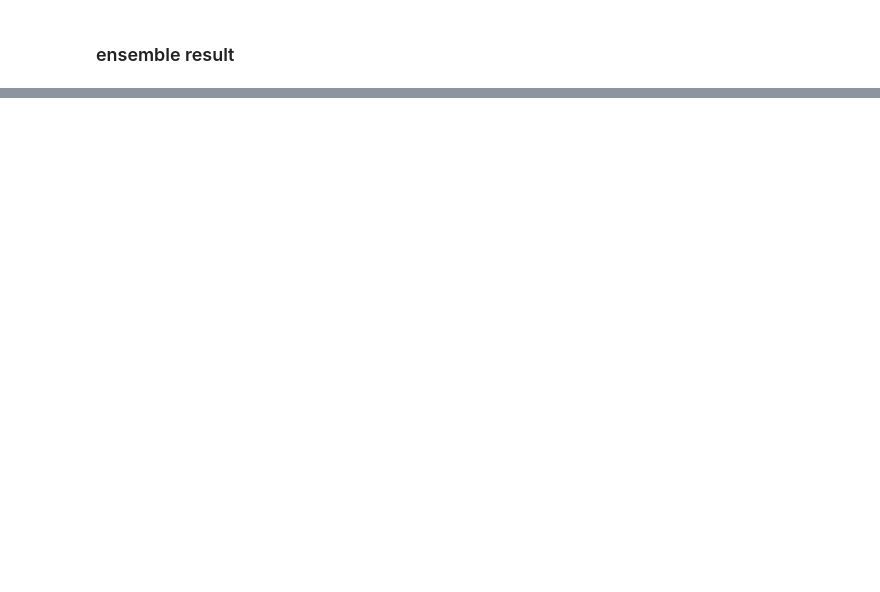
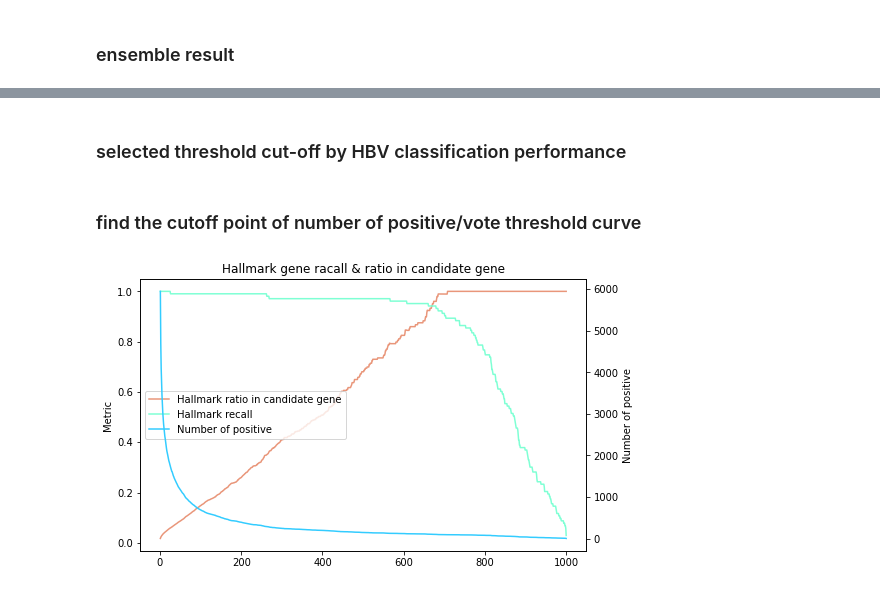
Before and after one commit to brucewu1996/LIHC-Anomaly-detection, a Jupyter notebook: candidate_gene_selection.ipynb, the cells around one changed output, grey strips where cells are left out. Drawn from its saved outputs; the diff is of its cells as text; code cells hidden in the pictures; blank space fills up the shorter version.

```diff
--- a/candidate_gene_selection.ipynb
+++ b/candidate_gene_selection.ipynb
@@ -310,0 +236,2 @@ candidate_df = pd.DataFrame({'ID' : pca_df.index,'Label' : pca_df['Label'].value
+# %% [markdown]
+### selected threshold cut-off by HBV classification performance
@@ -310,0 +246,44 @@ candidate_df = pd.DataFrame({'ID' : pca_df.index,'Label' : pca_df['Label'].value
+# %%
+y = np.zeros(centroid_with_synthetic_df.shape[0])
+pos_id = list(ens_id)
+for x in range(206) :
+    k = 'Centroid' + str(x)
+    pos_id.append(k)
+# %% [markdown]
+### find the cutoff point of number of positive/vote threshold curve
+# %%
+threshold = np.arange(1,1001)
+pos_num = np.zeros(len(threshold))
+ens_vote_matrix = np.zeros((103,len(threshold)))
+ens_idx = [x in ens_id for x in centroid_with_synthetic_df.index]
+no_synthetic_idx = [bool(re.search('Centroid',x)) == False for x in centroid_with_synthetic_df.index]
+
+for idx,t in enumerate(threshold) :
+    y_pred = ensemble_result(path_l[0],prefix_l[0],t,25,binary_flag=True)
+    ens_vote_matrix[:,idx] = y_pred[ens_idx]
+    pos_num[idx] = sum(y_pred[no_synthetic_idx])
+
+ens_pos_num = ens_vote_matrix.sum(axis=0)
+ens_ratio = ens_pos_num / pos_num
+
+ens_recall = np.zeros(len(threshold))
+ens_y = np.repeat(1,103)
+for i in range(len(threshold)) :
+    ens_pred = ens_vote_matrix[:,i]
+    ens_recall[i] = recall_score(ens_y,ens_pred)
+# %%
+fig,ax1 = plt.subplots(figsize = (8,5))
+ax2 = plt.twinx(ax1)
+c1 = ax1.errorbar(threshold,ens_ratio,label = 'Hallmark ratio in candidate gene',color = 'darksalmon')
+c2 = ax1.errorbar(threshold,ens_recall,label = 'Hallmark recall',color = "aquamarine")
+ax1.set_ylabel("Metric")
+c3 = ax2.errorbar(threshold,pos_num,label = 'Number of positive',color = '#33CCFF')
+ax2.set_ylabel("Number of positive")
+
+curves = [c1,c2,c3]
+ax1.legend(curves,['Hallmark ratio in candidate gene','Hallmark recall','Number of positive'],loc = 'center left')
+plt.xlabel("Vote threshold")
+plt.title("Hallmark gene racall & ratio in candidate gene")
+plt.savefig(output_path + "Hallmark_racall_ratio.png",dpi = 300)
+# %% [output]
+[figure, added]
```
Also changed, not shown: parts of 61 cells of this notebook, 11 other files.
